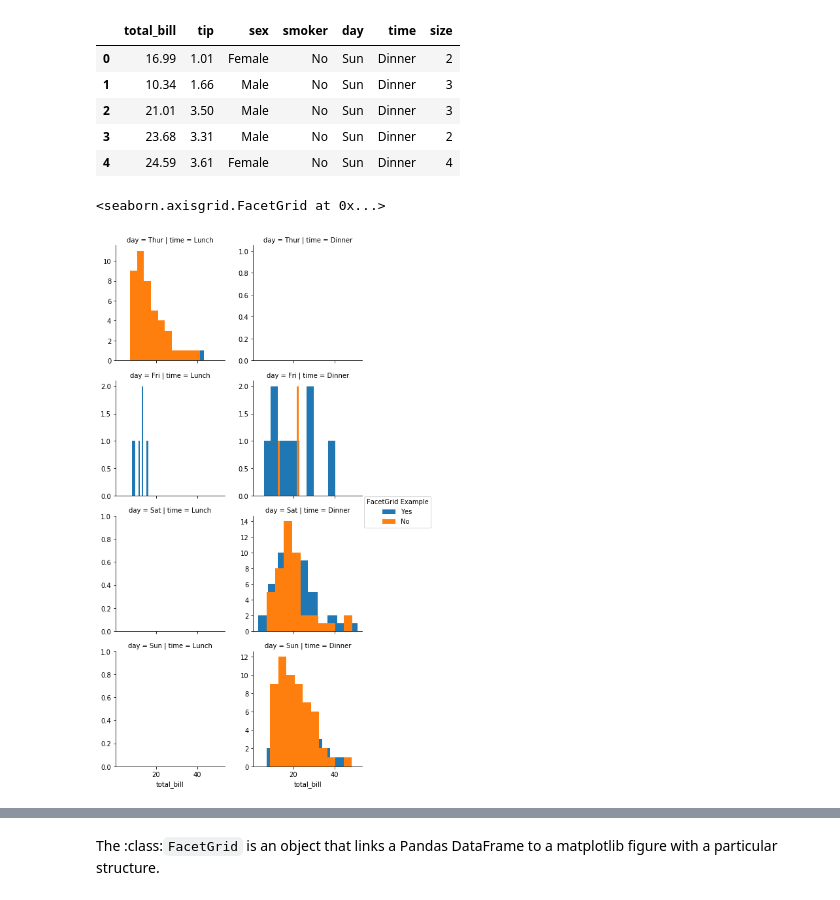
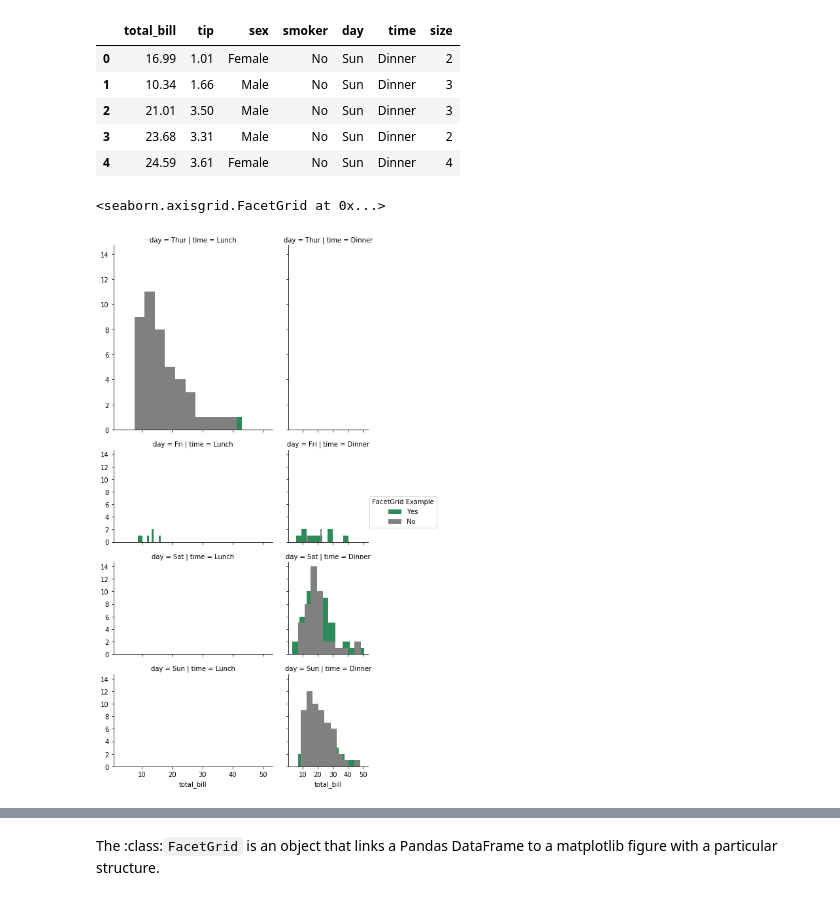
Before and after one commit to jaspajjr/pydata-visualisation, a Jupyter notebook: seaborn-plotting.ipynb, the cells around one changed output, grey strips where cells are left out. Drawn from its saved outputs; the diff is of its cells as text; code cells hidden in the pictures.

```diff
--- a/seaborn-plotting.ipynb
+++ b/seaborn-plotting.ipynb
@@ -109,9 +124,16 @@ None
 | 3 | 23.68 | 3.31 | Male | No | Sun | Dinner | 2 |
 | 4 | 24.59 | 3.61 | Female | No | Sun | Dinner | 4 |
 # %%
-grid = sns.FacetGrid(tips, col="time", row='day', hue='smoker', sharey=False)
-grid.map(plt.hist, "total_bill")
+grid = sns.FacetGrid(tips, col="time", row='day', hue='smoker', sharey=True,
+                     palette=dict(Yes="seagreen", No="gray"),
+                     gridspec_kws={'width_ratios': [4, 2],
+                                   'height_ratios': [4, 2, 2, 2]})
+
+kwargs = {}
+#kwargs = {'alpha': .7, 'bins': 5}
+
+grid.map(plt.hist, "total_bill", **kwargs)
 grid.add_legend(title='FacetGrid Example')
 # %% [output]
 <seaborn.axisgrid.FacetGrid at 0x...>
-[figure, old version]
+[figure, new version]
```
Also changed, not shown: parts of 3 cells of this notebook.
